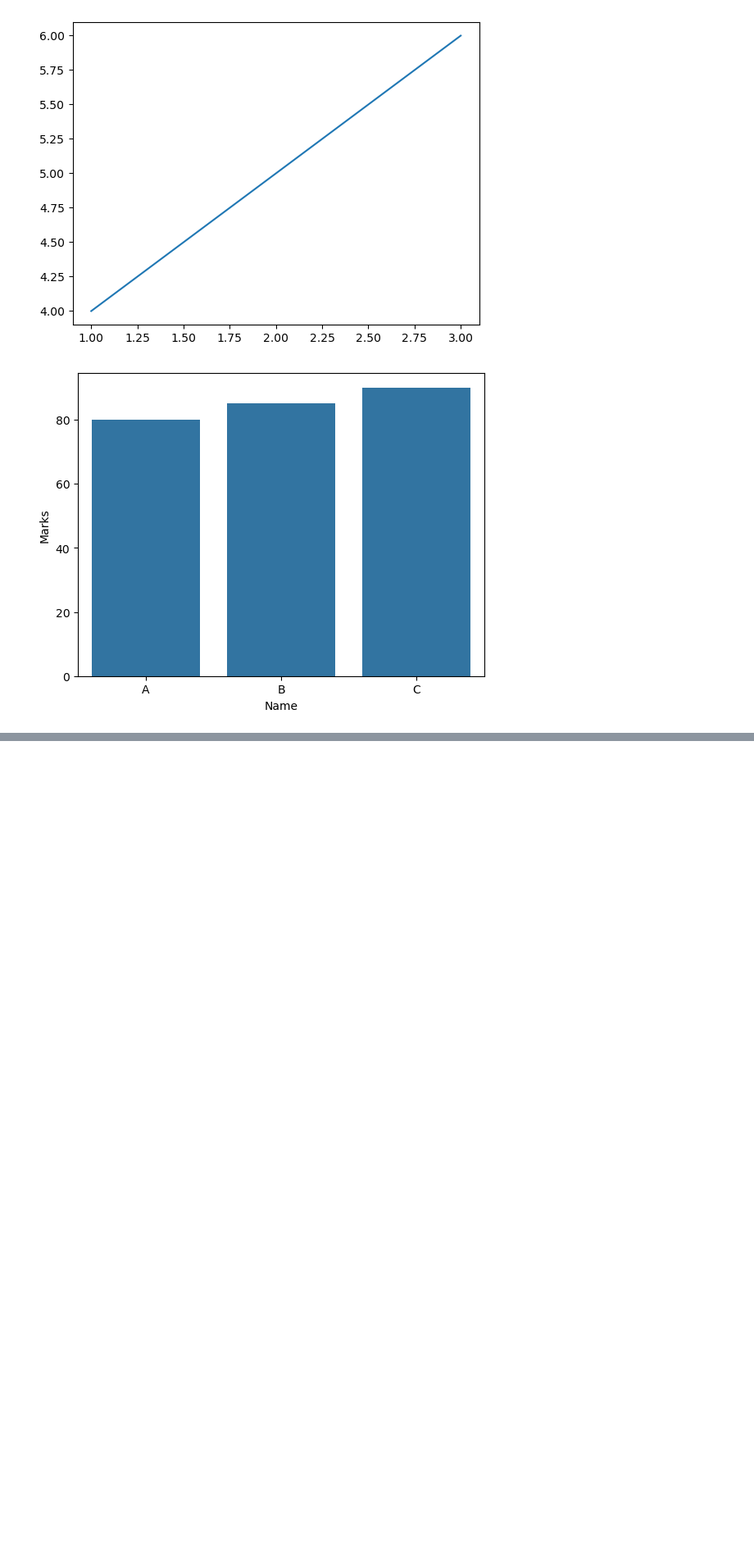
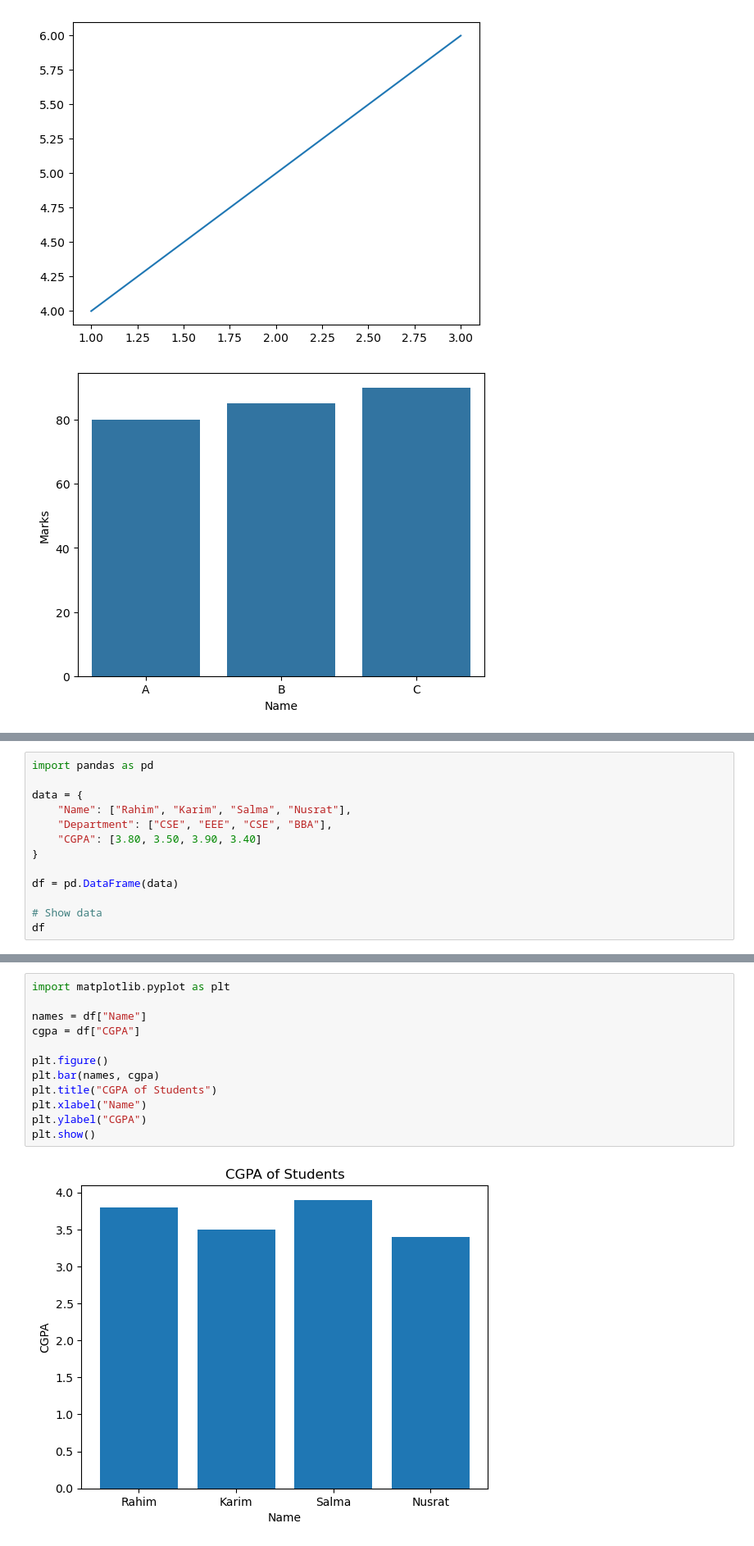
Before and after one commit to Alamin-refat/data-analysis-notebooks, a Jupyter notebook: test.ipynb, the cells around one changed output, grey strips where cells are left out. Shown: that part at 82% size. Saved outputs shown, nothing was run; the diff lists cells and outputs as text; blank space fills up the shorter version.

Commit message:
Updated notebook with new analysis and plots

```diff
--- a/test.ipynb
+++ b/test.ipynb
@@ -32,0 +56,13 @@ plt.show()
+# %%
+import pandas as pd
+
+data = {
+    "Name": ["Rahim", "Karim", "Salma", "Nusrat"],
+    "Department": ["CSE", "EEE", "CSE", "BBA"],
+    "CGPA": [3.80, 3.50, 3.90, 3.40]
+}
+
+df = pd.DataFrame(data)
+
+# Show data
+df
@@ -32,0 +75,14 @@ plt.show()
+# %%
+import matplotlib.pyplot as plt
+
+names = df["Name"]
+cgpa = df["CGPA"]
+
+plt.figure()
+plt.bar(names, cgpa)
+plt.title("CGPA of Students")
+plt.xlabel("Name")
+plt.ylabel("CGPA")
+plt.show()
+# %% [output]
+[figure, added]
```
Also changed, not shown: parts of 3 cells of this notebook.
